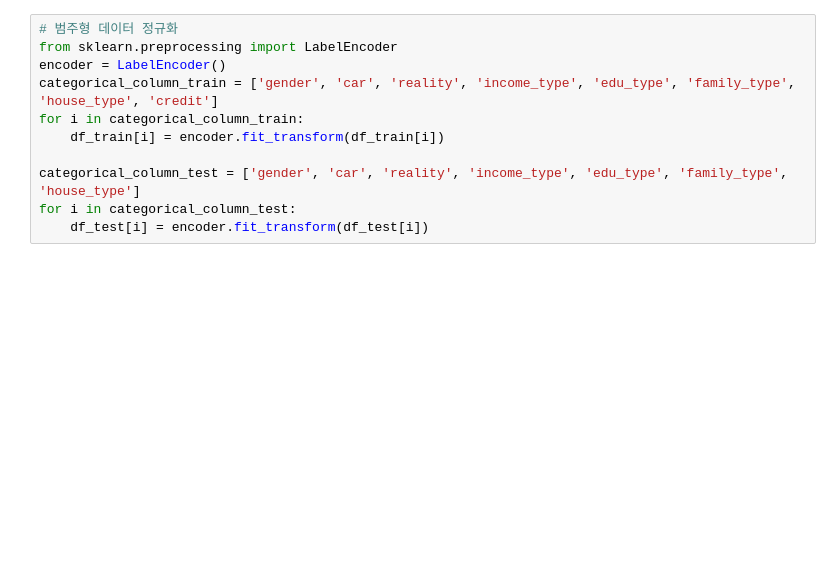
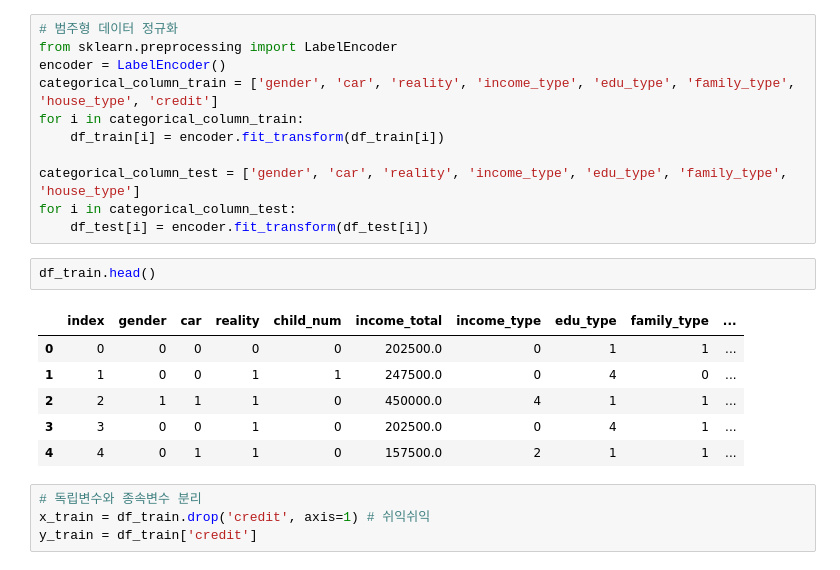
Before and after one commit to YubeenSon/dacon-credit, a Jupyter notebook: model_notebook.ipynb, the cells around one changed output. Drawn from its saved outputs; the diff is of its cells as text; blank space fills up the shorter version.

```diff
--- a/model_notebook.ipynb
+++ b/model_notebook.ipynb
@@ -50,3 +50,16 @@ for i in categorical_column_train:
 categorical_column_test = ['gender', 'car', 'reality', 'income_type', 'edu_type', 'family_type', 'house_type']
 for i in categorical_column_test:
     df_test[i] = encoder.fit_transform(df_test[i])
+# %%
+df_train.head()
+# %% [output]
+|  | index | gender | car | reality | child_num | income_total | income_type | edu_type | family_type | ... |
+| 0 | 0 | 0 | 0 | 0 | 0 | 202500.0 | 0 | 1 | 1 | ... |
+| 1 | 1 | 0 | 0 | 1 | 1 | 247500.0 | 0 | 4 | 0 | ... |
+| 2 | 2 | 1 | 1 | 1 | 0 | 450000.0 | 4 | 1 | 1 | ... |
+| 3 | 3 | 0 | 0 | 1 | 0 | 202500.0 | 0 | 4 | 1 | ... |
+| 4 | 4 | 0 | 1 | 1 | 0 | 157500.0 | 2 | 1 | 1 | ... |
+# %%
+# 독립변수와 종속변수 분리
+x_train = df_train.drop('credit', axis=1) # 쉬익쉬익
+y_train = df_train['credit']
```
Also changed, not shown: parts of 7 cells of this notebook.
